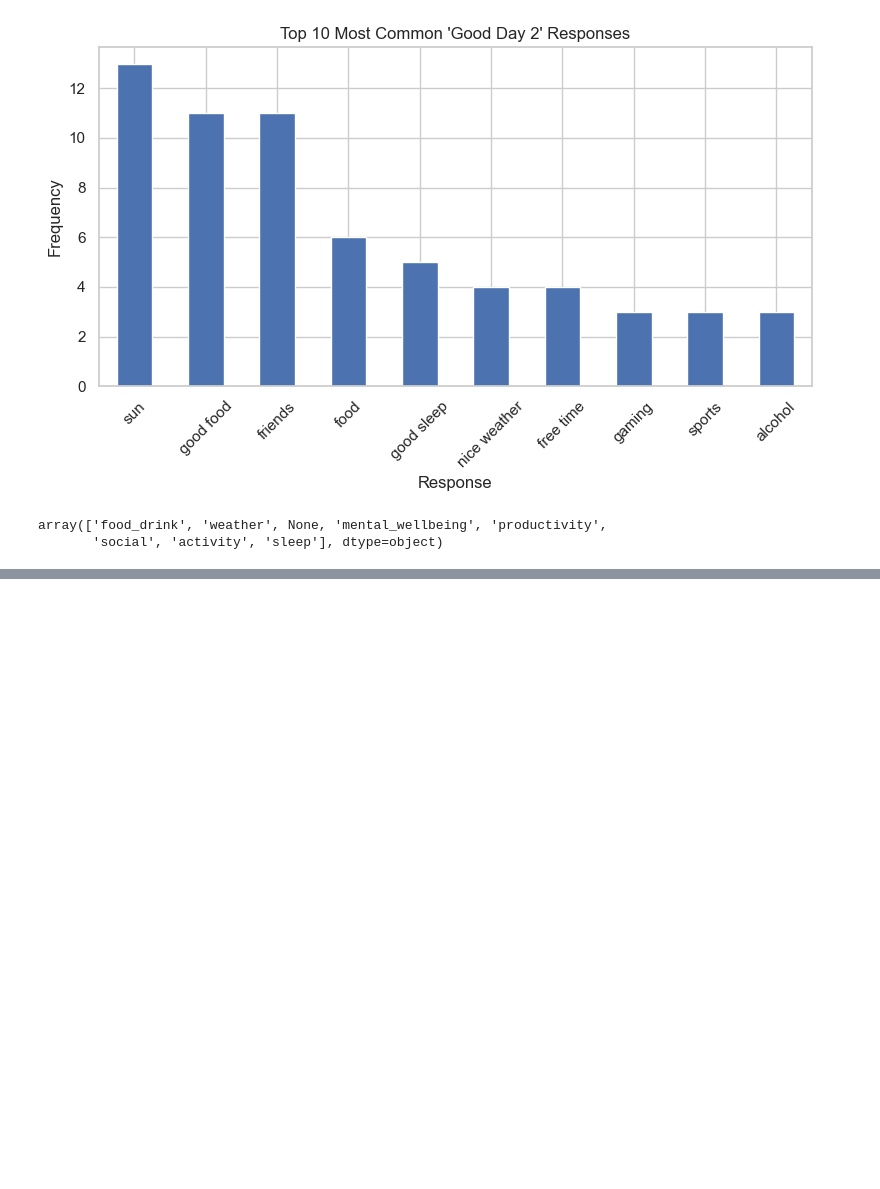
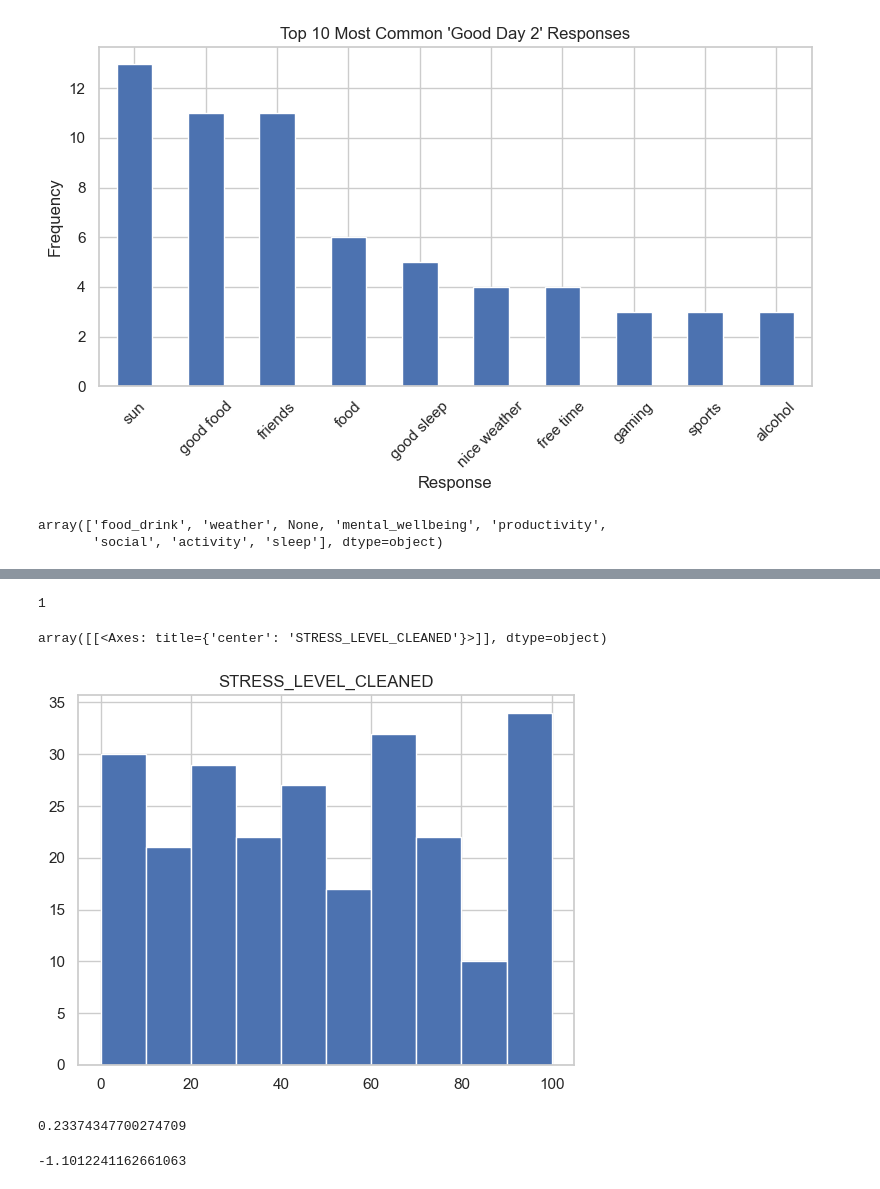
Before and after one commit to rahil1303/dmt-assignment1-2025, a Jupyter notebook: notebooks/Iteration_2_eda.ipynb, the cells around one changed output, grey strips where cells are left out. Cells and saved outputs as stored; diff of their text form; code cells hidden in the pictures; blank space fills up the shorter version.

```diff
--- a/notebooks/Iteration_2_eda.ipynb
+++ b/notebooks/Iteration_2_eda.ipynb
@@ -1025,0 +1023,19 @@ missing_cleaned
+# %%
+df["STRESS_LEVEL_CLEANED"].isna().sum()
+# %% [output]
+1
+# %%
+df.hist(column='STRESS_LEVEL_CLEANED')
+# %% [output]
+array([[<Axes: title={'center': 'STRESS_LEVEL_CLEANED'}>]], dtype=object)
+[figure, added]
+# %%
+# Moderate skew < 0.5 - leaning towards a median
+df["STRESS_LEVEL_CLEANED"].skew()
+# %% [output]
+0.23374347700274709
+# %%
+# 	Platykurtic (flatter top, lighter tails — fewer outliers)
+df["STRESS_LEVEL_CLEANED"].kurt()
+# %% [output]
+-1.1012241162661063
```
Also changed, not shown: parts of 38 cells of this notebook, 1 other file.
